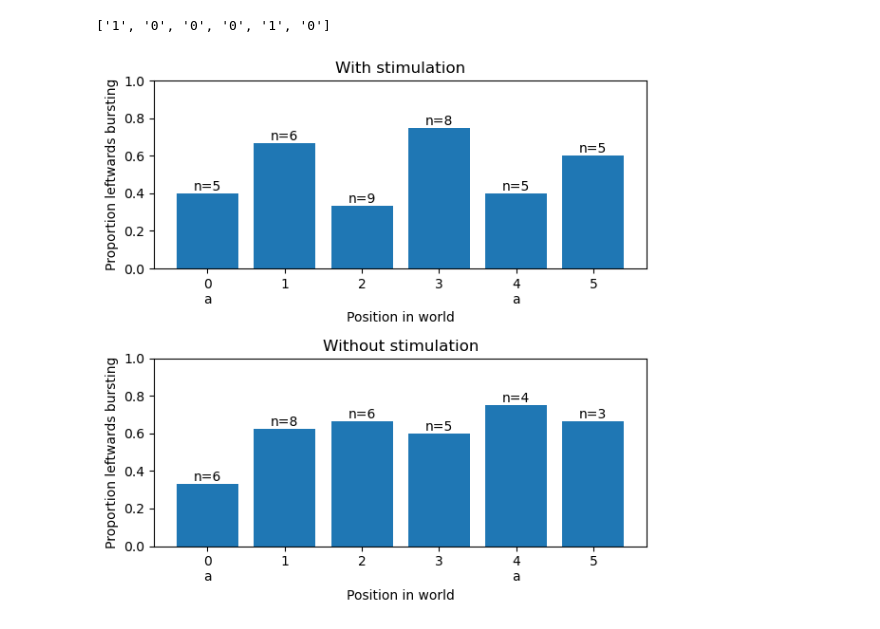
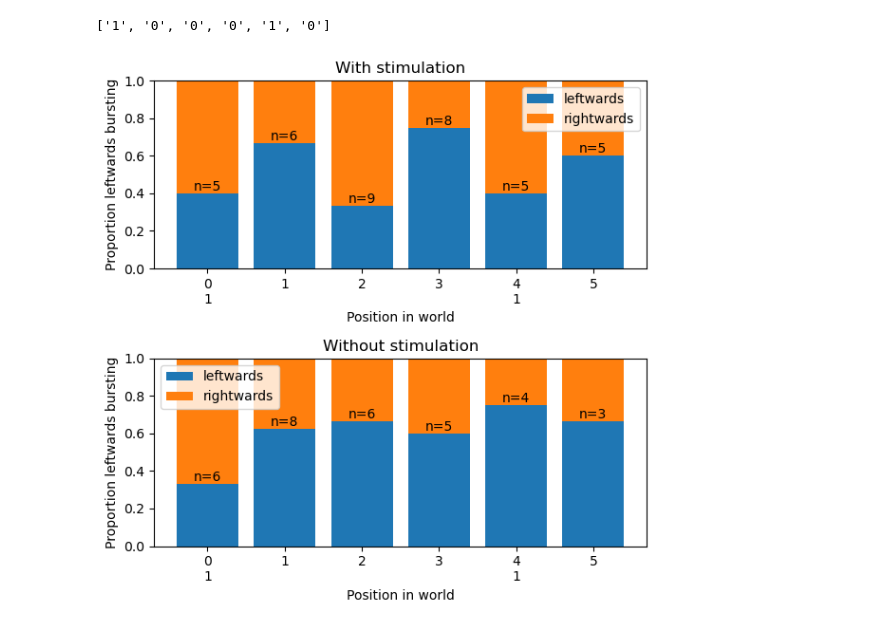
Before and after one commit to Holistic-Agential-Learning/HAL, a Jupyter notebook: analysis/mouse_1d_analysis 20min.ipynb, the cells around one changed output. Drawn from its saved outputs; the diff is of its cells as text; code cells hidden in the pictures.

```diff
--- a/analysis/mouse_1d_analysis 20min.ipynb
+++ b/analysis/mouse_1d_analysis 20min.ipynb
@@ -154,27 +156,32 @@ pre_train_transition_df = build_trainsition_df(pre_train_movement_df)
 # %%
 plt.figure(figsize = (6, 6))
 ax = plt.subplot(211)
 plt.title("With stimulation")
-ax.bar(train_transition_df.index, train_transition_df["proportion left"])
+ax.bar(train_transition_df.index, train_transition_df["proportion left"], label = "leftwards")
+ax.bar(train_transition_df.index, 1-train_transition_df["proportion left"], bottom = train_transition_df["proportion left"], label = "rightwards")
 ax.bar_label(ax.containers[0], labels = [f"n={i:.0f}" for i in train_transition_df["total"]], label_type='edge')  # Annotating bars
 plt.ylim(0, 1)
 plt.ylabel("Proportion leftwards bursting")
 plt.xlabel("Position in world")
-plt.xticks(range(0, len(world)), [f"{i}\na" if x != "0" else f"{i}" for i, x in enumerate(world)])
+plt.xticks(range(0, len(world)), [f"{i}\n{x}" if x != "0" else f"{i}" for i, x in enumerate(world)])
+plt.legend()
 
 ax = plt.subplot(212)
 plt.title("Without stimulation")
-ax.bar(pre_train_transition_df.index, pre_train_transition_df["proportion left"])
+ax.bar(pre_train_transition_df.index, pre_train_transition_df["proportion left"], label = "leftwards")
+ax.bar(pre_train_transition_df.index, 1-pre_train_transition_df["proportion left"], bottom = pre_train_transition_df["proportion left"], label = "rightwards")
+
 ax.bar_label(ax.containers[0], labels = [f"n={i:.0f}" for i in pre_train_transition_df["total"]], label_type = 'edge')  # Annotating bars
 plt.ylim(0, 1)
 plt.ylabel("Proportion leftwards bursting")
 plt.xlabel("Position in world")
 plt.ylim(0, 1)
-plt.xticks(range(0, len(world)), [f"{i}\na" if x != "0" else f"{i}" for i, x in enumerate(world)])
+plt.xticks(range(0, len(world)), [f"{i}\n{x}" if x != "0" else f"{i}" for i, x in enumerate(world)])
+plt.legend()
 
 plt.tight_layout()
 # %% [output]
-[figure, old version]
+[figure, new version]
 # %%
 plt.figure(figsize = (6, 6))
 ax = plt.subplot(211)
```
Also changed, not shown: parts of 5 cells of this notebook, 2 other files.
